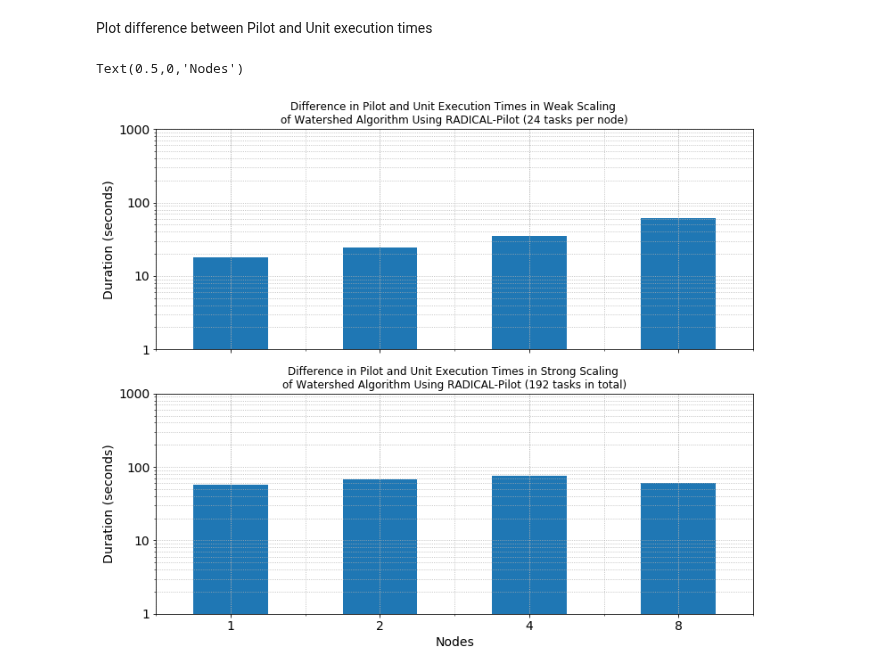
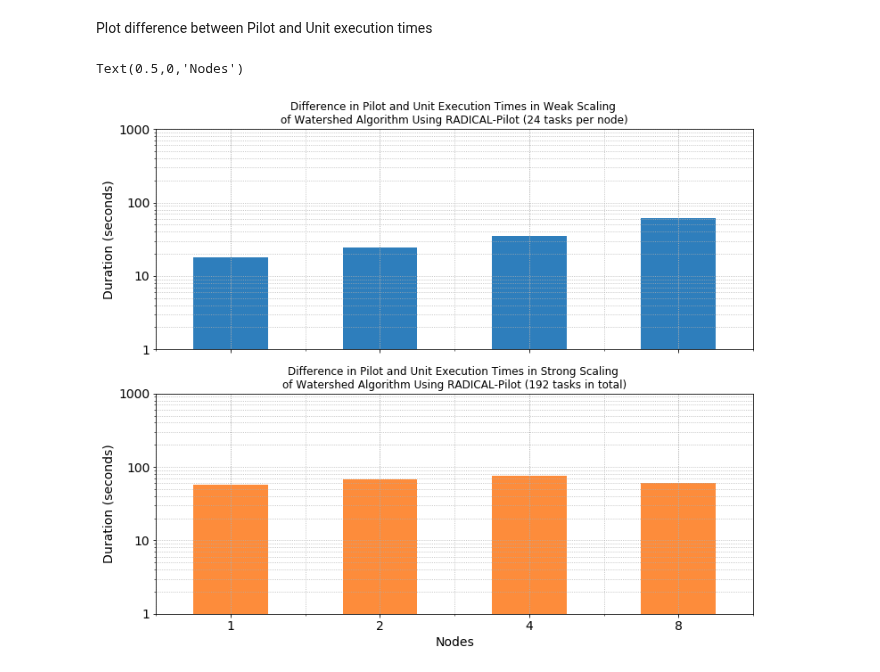
Before and after one commit to radical-experiments/midas_exps, a Jupyter notebook: watershed/Vanilla/rpV0.47.10/watershed_rp_plots.ipynb, the cells around one changed output. Saved outputs shown, nothing was run; the diff lists cells and outputs as text; code cells hidden in the pictures.

```diff
--- a/watershed/Vanilla/rpV0.47.10/watershed_rp_plots.ipynb
+++ b/watershed/Vanilla/rpV0.47.10/watershed_rp_plots.ipynb
@@ -102,31 +120,33 @@ shared_kwargs = {'kind'     : 'bar',
                  'legend'   : False,
                  'log'      : True,
                  'fontsize' : 14
                 }
 
 weak_title    = {'title'    : 'Difference in Pilot and Unit Execution Times in Weak Scaling \nof Watershed Algorithm Using RADICAL-Pilot (24 tasks per node)',
                  'ax'       : axes[0],
+                 'color'    : weak_client_color,
                   }
 strong_title  = {'title'    : 'Difference in Pilot and Unit Execution Times in Strong Scaling \nof Watershed Algorithm Using RADICAL-Pilot (192 tasks in total)',
                  'ax'       : axes[1],
+                 'color'    : strong_client_color,
                 }
 
 weak_kwargs     = merge_dicts(shared_kwargs, weak_title)
 weak_scale_plot = weak_diff.plot(**weak_kwargs)
 weak_scale_plot.set_ylabel('Duration (seconds)', fontsize=14)
 weak_scale_plot.set_yticks([1, 10, 100, 1000])
 weak_scale_plot.set_yticklabels(['1','10','100','1000'], fontsize=14)
 weak_scale_plot.set_ylim([0, 1000])
 weak_scale_plot.grid('on', which='both', linestyle=':')
 
 strong_kwargs     = merge_dicts(shared_kwargs, strong_title)
 strong_scale_plot = strong_diff.plot(**strong_kwargs)
 strong_scale_plot.set_ylabel('Duration (seconds)', fontsize=14)
 strong_scale_plot.set_yticks([1, 10, 100, 1000])
 strong_scale_plot.set_yticklabels(['1','10','100','1000'], fontsize=14)
 strong_scale_plot.set_xticklabels(['1','2','4','8'], rotation=0, fontsize=14)
 strong_scale_plot.grid('on', which='both', linestyle=':')
 strong_scale_plot.set_xlabel('Nodes', fontsize=14)
 # %% [output]
 Text(0.5,0,'Nodes')
-[figure, old version]
+[figure, new version]
```
Also changed, not shown: parts of 5 cells of this notebook, 1 other file.
